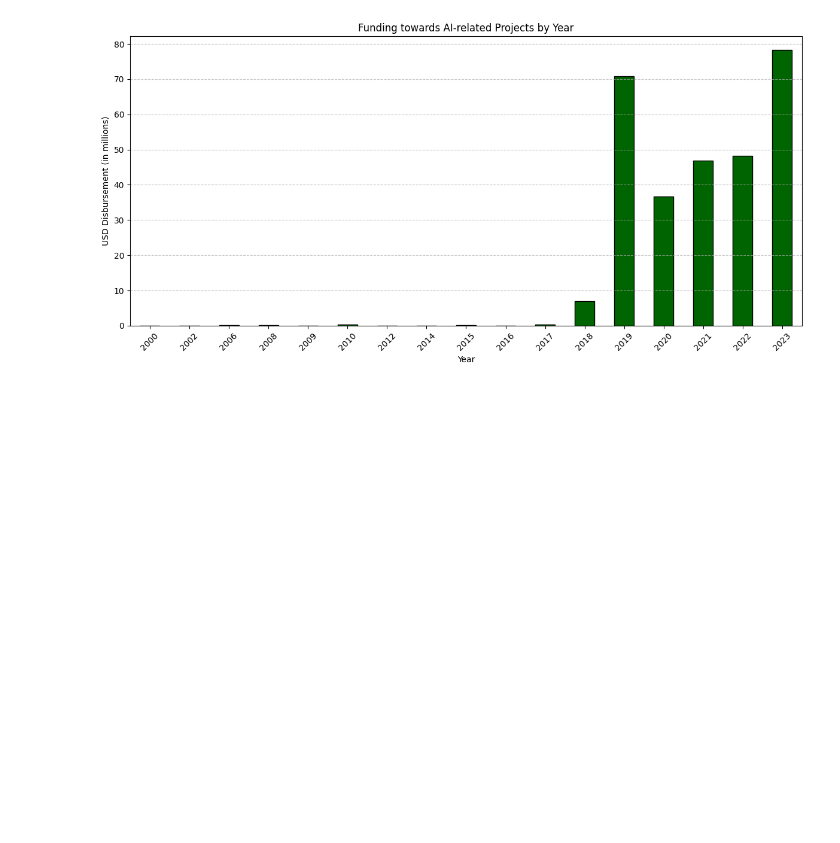
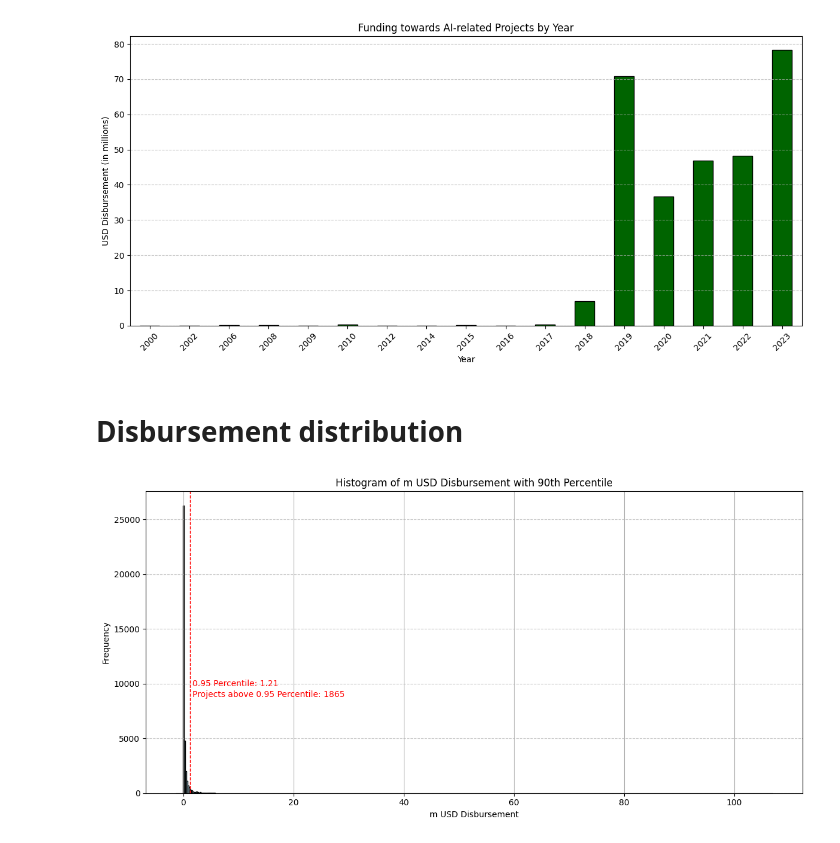
Before and after one commit to PARIS21-DATA/PRESS, a Jupyter notebook: notebooks/development/CRS_training_set_statistics.ipynb, the cells around one changed output. Saved outputs shown, nothing was run; the diff lists cells and outputs as text; code cells hidden in the pictures; blank space fills up the shorter version.

```diff
--- a/notebooks/development/CRS_training_set_statistics.ipynb
+++ b/notebooks/development/CRS_training_set_statistics.ipynb
@@ -563,7 +563,7 @@ crs_gates.to_excel("../../data/output/crs_gates.xlsx", index=False)
 import pandas as pd
 
 # Load press
-press = pd.read_excel("../../data/output/final_results_after_dataupdate/press_1973-2023_after_data_update.xlsx")
+press = pd.read_excel("../../data/output/final_results_after_dataupdate/press_2010-2023_after_data_update.xlsx")
 # %%
 ai_in_press = crs[crs['AI_focus'] == True]
 # %%
@@ -598,3 +598,28 @@ plt.tight_layout()
 plt.show()
 # %% [output]
 [figure]
+# %% [markdown]
+# Disbursement distribution
+# %%
+# Make a histogram and indicate the 90th percentile of the funding
+percentile = 0.95
+
+import matplotlib.pyplot as plt
+plt.figure(figsize=(12, 6))
+press['usd_disbursement'].hist(bins=500, color='lightblue', edgecolor='black')
+plt.axvline(press['usd_disbursement'].quantile(percentile), color='red', linestyle='dashed', linewidth=1)
+
+# Calculate the 90th percentile value and annotate it
+percentile_90 = press['usd_disbursement'].quantile(percentile)
+plt.text(percentile_90 + 0.4, 10000, f'{percentile} Percentile: {percentile_90:.2f}', color='red', fontsize=10, va='center')
+# Count the number of projects above the 90th percentile
+above_90th = press[press['usd_disbursement'] > percentile_90].shape[0]
+plt.text(percentile_90 + 0.4, 9000, f'Projects above {percentile} Percentile: {above_90th}', color='red', fontsize=10, va='center')
+plt.title('Histogram of m USD Disbursement with 90th Percentile')
+plt.xlabel('m USD Disbursement')
+plt.ylabel('Frequency')
+plt.grid(axis='y', linestyle='--', alpha=0.7)
+plt.tight_layout()
+plt.show()
+# %% [output]
+[figure, added]
```
Also changed, not shown: parts of 1 cell of this notebook, 9 other files.
